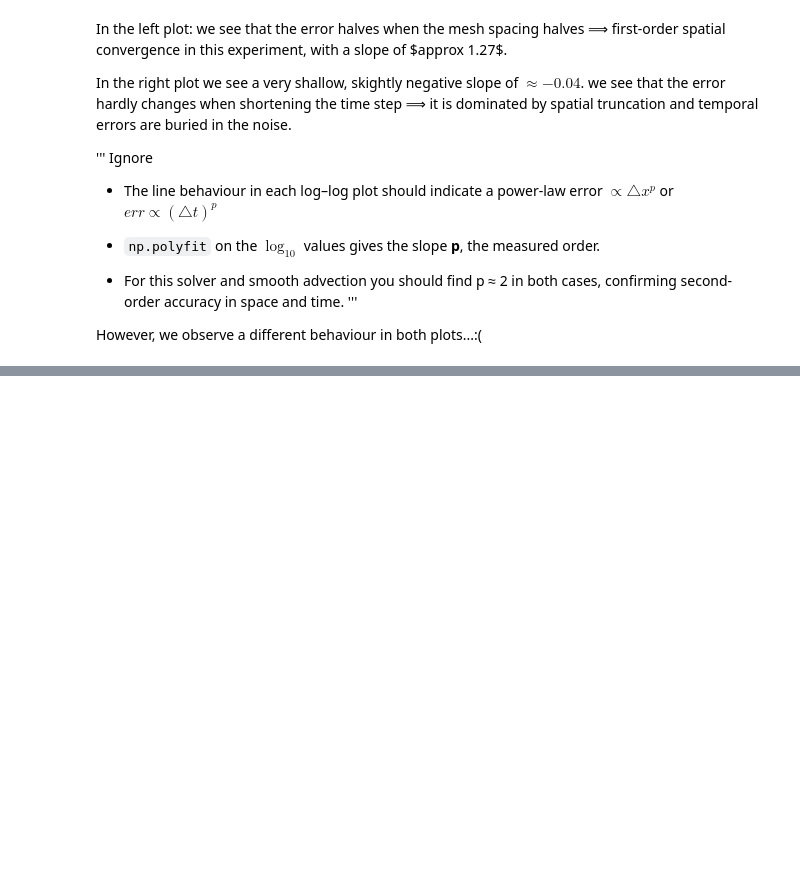
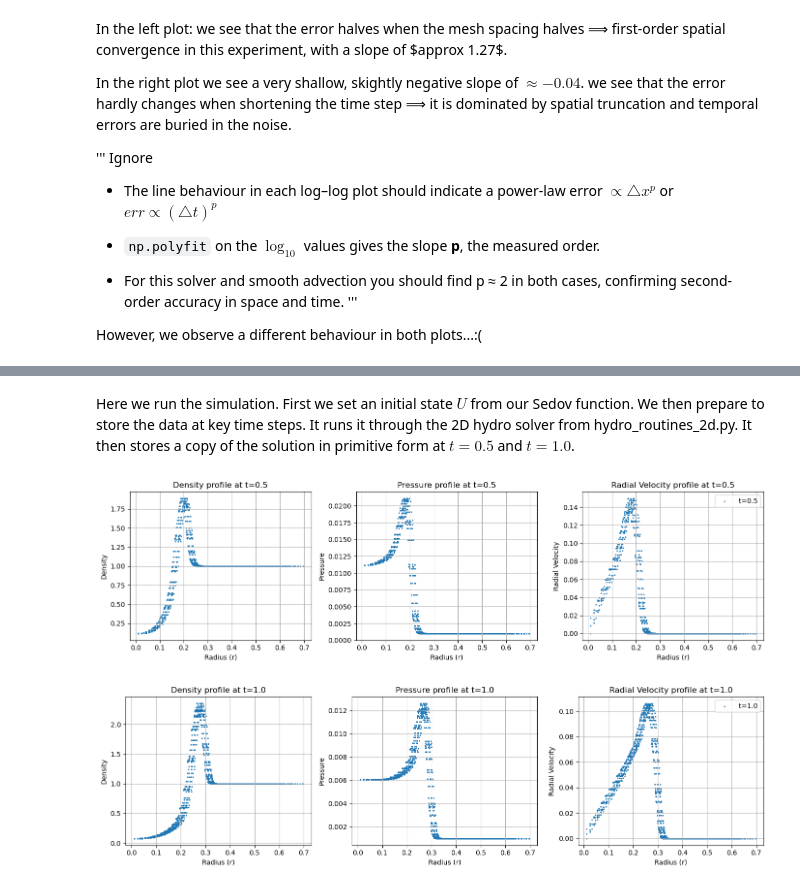
Before and after one commit to ShannonS00/Computational-Astrophysics, a Jupyter notebook: Worksheet_9/Worksheet_9_G22.ipynb, the cells around one changed output, grey strips where cells are left out. Cells and saved outputs as stored; diff of their text form; code cells hidden in the pictures; blank space fills up the shorter version.

```diff
--- a/Worksheet_9/Worksheet_9_G22.ipynb
+++ b/Worksheet_9/Worksheet_9_G22.ipynb
@@ -234,0 +273,44 @@ However, we observe a different behaviour in both plots...:(
+# %%
+def run_sedov_sim(N, P_peak, t_end=1.0, gamma=1.4, CFL=0.9):
+    dx = 1.0 / N
+    U = sedov_initial_conditions(N, rho0=1.0, v0=0.0, P0=0.001, P_peak=P_peak, gamma=gamma)
+    t, step = 0.0, 0
+    snapshots = {}
+
+    output_times = [0.5, 1.0]
+    while t < t_end - 1e-12:
+        U, t, step = hydro2d.hydro_step_unsplit(U, t=t, tmax=t_end, step=step, CFLfac=CFL, dx=dx, gamma=gamma)
+        for tt in output_times:
+            if(tt not in snapshots) and (t >= tt):
+                snapshots[tt] = hydro2d.conserved_to_primitive(U.copy(), gamma)
+
+    return snapshots, dx
+# %% [markdown]
+Here we run the simulation. First we set an initial state $U$ from our Sedov function. We then prepare to store the data at key time steps. It runs it through the 2D hydro solver from hydro_routines_2d.py. It then stores a copy of the solution in primitive form at $t=0.5$ and $t=1.0$.
+# %%
+def plot_profiles(snapshots, dx, N, label_prefix=''):
+    center = (0.5, 0.5)  # Center of the domain
+    for  t in [0.5, 1.0]:
+        if t in snapshots:
+            Q = snapshots[t]
+            r, rho, P, vrad = radial_profile(Q, center, dx)
+            plt.figure(figsize=(14, 4))
+
+            for i, (y, name) in enumerate(zip([rho, P, vrad], ['Density', 'Pressure', 'Radial Velocity'])):
+                plt.subplot(1, 3, i + 1)
+                plt.scatter(r, y, s=1, label=f'{label_prefix} t={t}')
+                plt.xlabel('Radius (r)')
+                plt.ylabel(name)
+                plt.title(f'{name} profile at t={t}')
+                plt.grid(True)
+            plt.legend()
+            plt.tight_layout()
+            plt.show()
+# %%
+N = 64
+P_peak = 10.0
+snapshots, dx = run_sedov_sim(N=N, P_peak=P_peak)
+plot_profiles(snapshots, dx, N)
+# %% [output]
+[figure, added]
+[figure, added]
```
Also changed, not shown: parts of 14 cells of this notebook.
